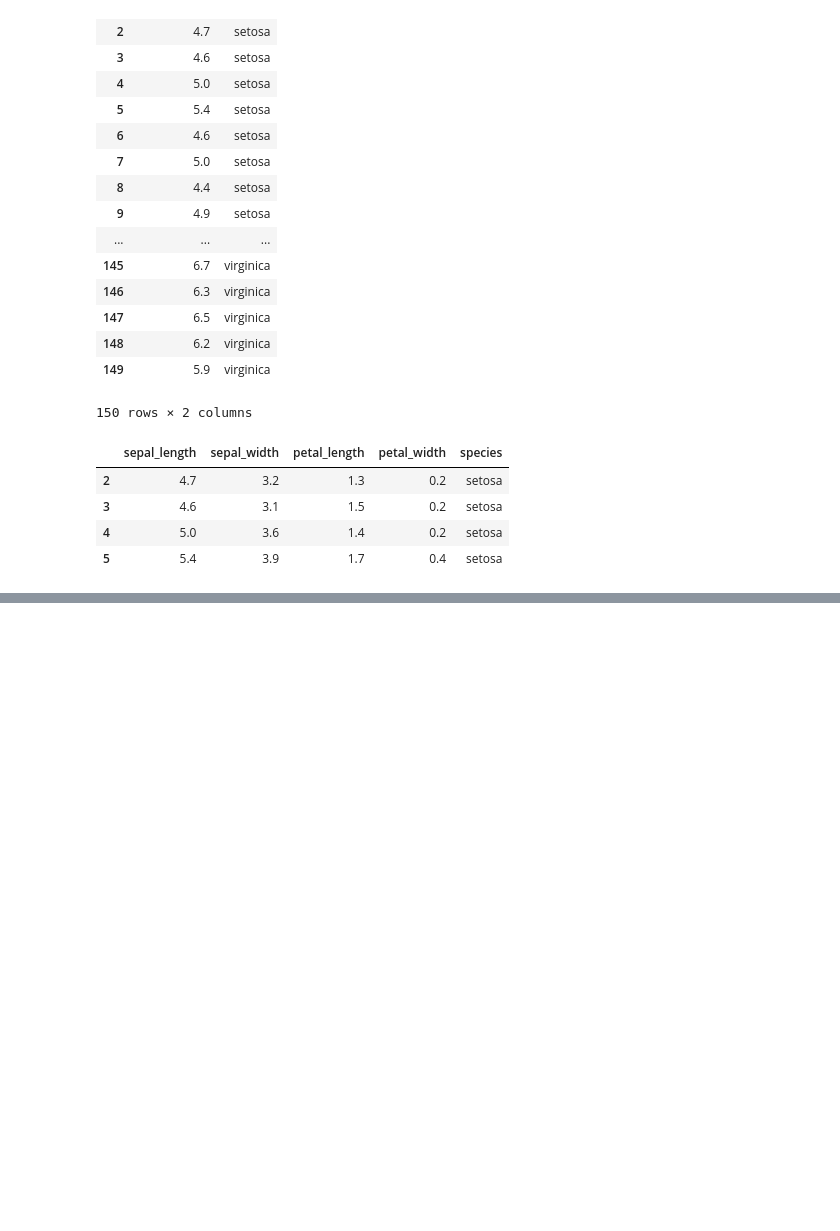
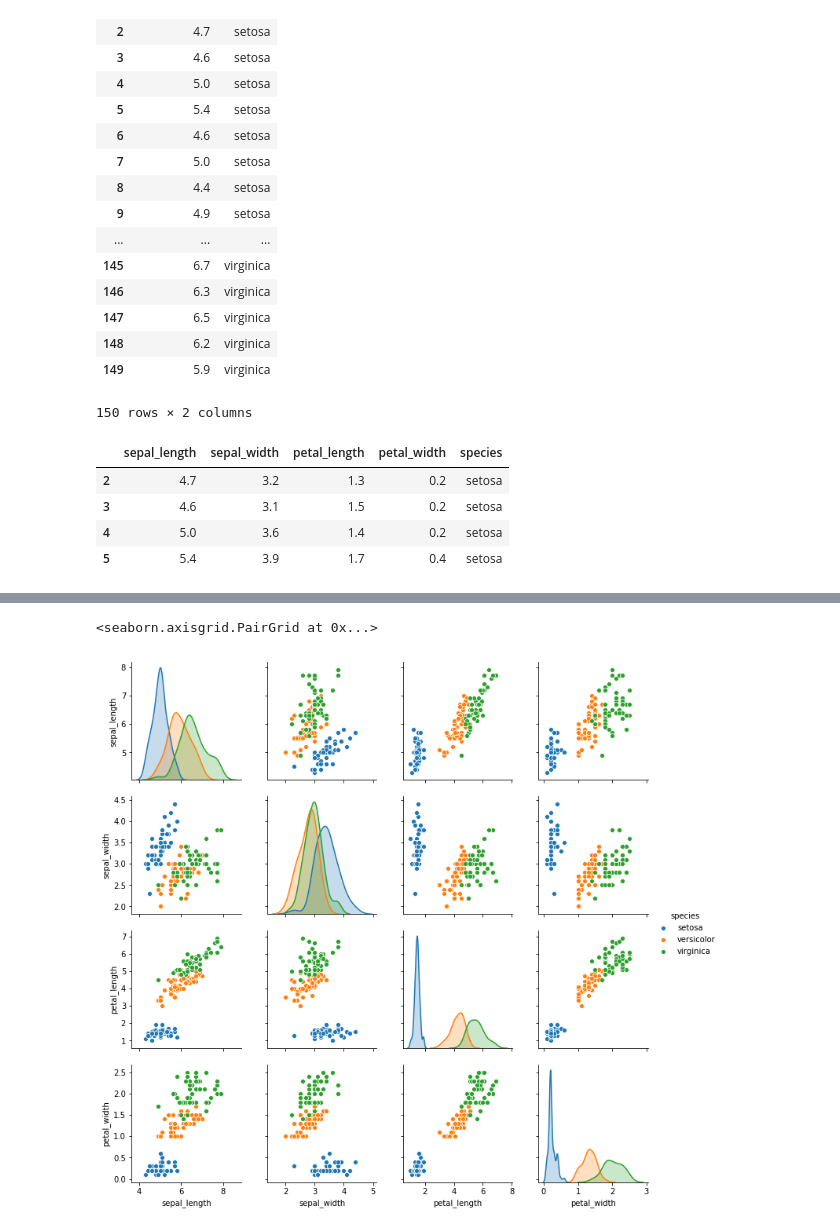
Before and after one commit to BrianD147/Emerging-Tech-Assignment, a Jupyter notebook: iris-dataset/iris-dataset.ipynb, the cells around one changed output, grey strips where cells are left out. Drawn from its saved outputs; the diff is of its cells as text; code cells hidden in the pictures; blank space fills up the shorter version.

Commit message:
Added plot to iris dataset

```diff
--- a/iris-dataset/iris-dataset.ipynb
+++ b/iris-dataset/iris-dataset.ipynb
@@ -97,0 +109,5 @@ df[2:6]
+# %%
+sns.pairplot(df,hue='species')
+# %% [output]
+<seaborn.axisgrid.PairGrid at 0x...>
+[figure, added]
```
Also changed, not shown: parts of 4 cells of this notebook.
